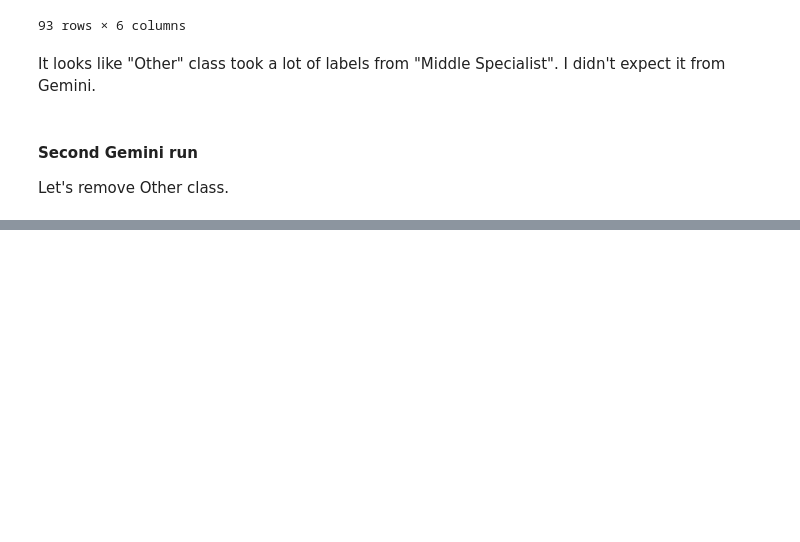
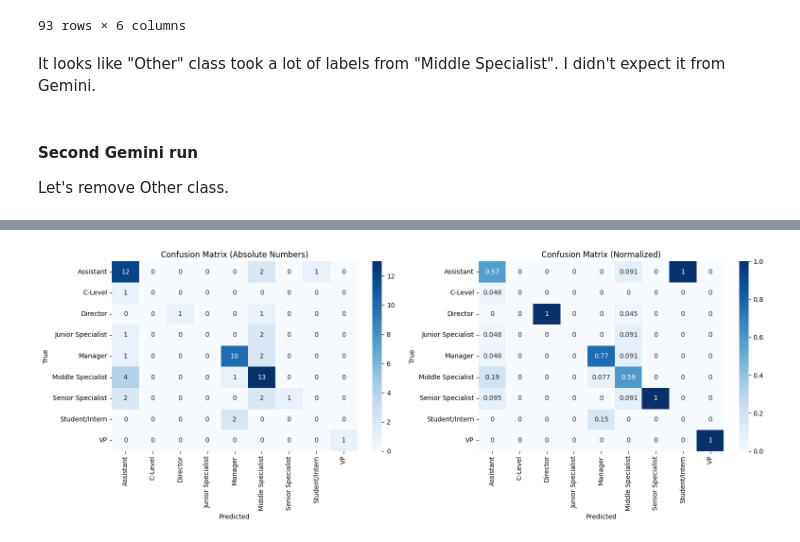
Before and after one commit to aulasau/Interview-Test-Assignments, a Jupyter notebook: 2025-05 senior data scientist/research.ipynb, the cells around one changed output, grey strips where cells are left out. Saved outputs shown, nothing was run; the diff lists cells and outputs as text; code cells hidden in the pictures; blank space fills up the shorter version.

```diff
--- a/2025-05 senior data scientist/research.ipynb
+++ b/2025-05 senior data scientist/research.ipynb
@@ -1195,0 +1325,7 @@ for title in tqdm(golden_df.job_title.values):
+# %%
+golden_df = pd.read_parquet('/content/drive/MyDrive/Data/golden_dataset_with_embeds.parquet')
+# %%
+add_vp = golden_df[golden_df.gemini_job_level == 'VP'].iloc[:1]
+add_vp['qwen_job_level'] = 'Other'
+add_vp = add_vp.reset_index(drop=True)
+add_vp
@@ -1195,0 +1336,3 @@ for title in tqdm(golden_df.job_title.values):
+# %%
+golden_df = pd.concat([golden_df, add_vp])
+golden_df.tail(2)
@@ -1195,0 +1378,2 @@ for title in tqdm(golden_df.job_title.values):
+# %%
+y_pred = model.predict(X_test)
@@ -1195,0 +1398,23 @@ for title in tqdm(golden_df.job_title.values):
+# %%
+
+cm = confusion_matrix(y_test, y_pred, labels=model.classes_)
+cm_norm = confusion_matrix(y_test, y_pred, labels=model.classes_, normalize='pred')
+
+fig, axes = plt.subplots(1, 2, figsize=(16, 6))
+
+sns.heatmap(cm, annot=True, fmt='d', cmap='Blues', ax=axes[0], xticklabels=model.classes_, yticklabels=model.classes_)
+axes[0].set_title('Confusion Matrix (Absolute Numbers)')
+axes[0].set_xlabel('Predicted')
+axes[0].set_ylabel('True')
+
+
+sns.heatmap(cm_norm, annot=True, cmap='Blues', ax=axes[1], xticklabels=model.classes_, yticklabels=model.classes_)
+axes[1].set_title('Confusion Matrix (Normalized)')
+axes[1].set_xlabel('Predicted')
+axes[1].set_ylabel('True')
+
+
+plt.tight_layout()
+plt.show()
+# %% [output]
+[figure, added]
```
Also changed, not shown: parts of 66 cells of this notebook.
